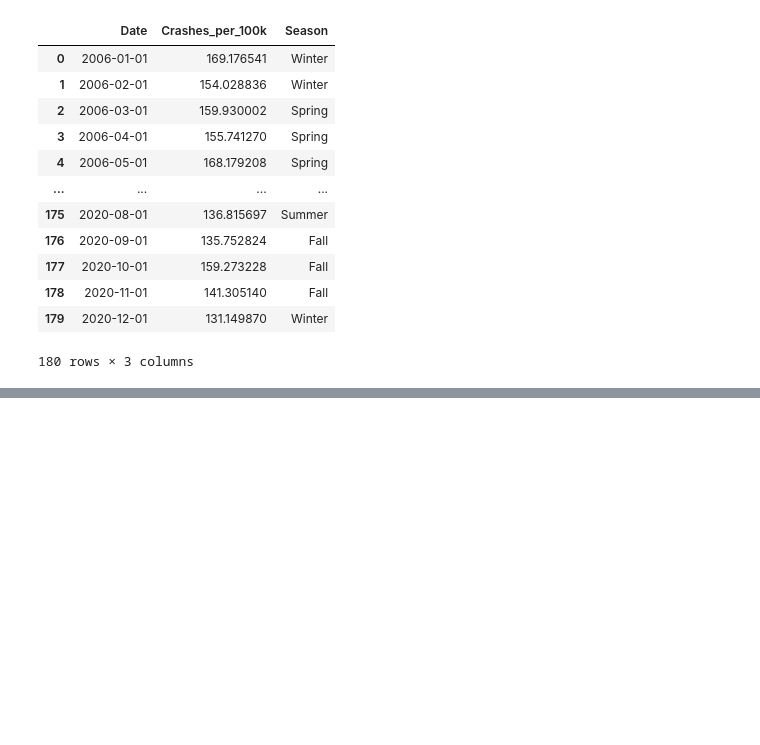
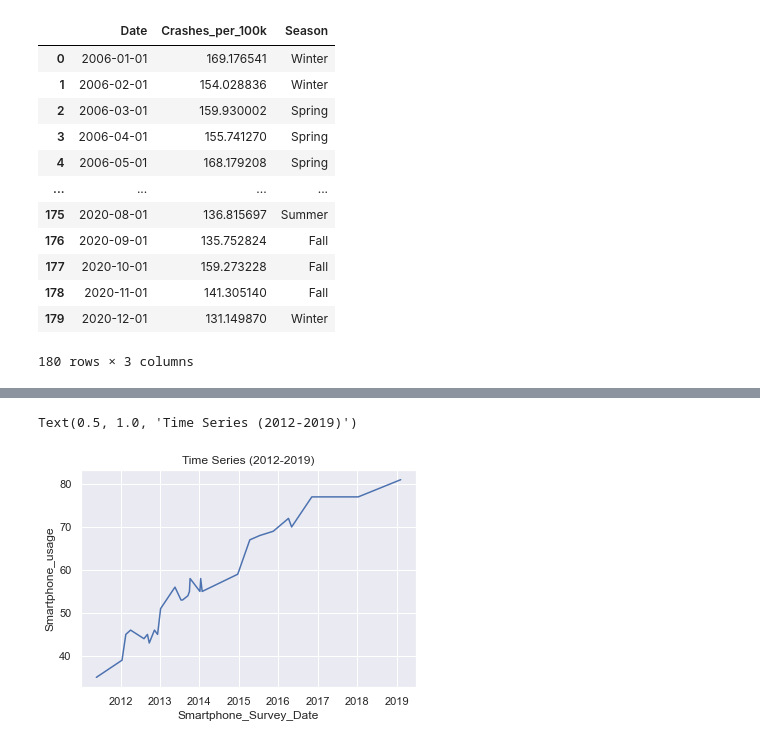
Before and after one commit to Addechander/Traffic_Safety, a Jupyter notebook: visualization.ipynb, the cells around one changed output, grey strips where cells are left out. Drawn from its saved outputs; the diff is of its cells as text; code cells hidden in the pictures; blank space fills up the shorter version.

```diff
--- a/visualization.ipynb
+++ b/visualization.ipynb
@@ -46,0 +123,6 @@ df_Crash
+# %%
+#creating dataframe for smartphone usage data
+df_Smartphone = pd.read_csv("Data/crashes_smartphones.csv")
+
+#inspecting first few rows
+df_Smartphone.tail()
@@ -46,0 +139,5 @@ df_Crash
+# %%
+#converting Data to date format inorder to use it in a time series
+df_Smartphone["Smartphone_Survey_Date"] = pd.to_datetime(df_Smartphone["Smartphone_Survey_Date"])
+
+df_Smartphone.info()
@@ -46,0 +157,7 @@ df_Crash
+# %%
+#Visualizing Smartphone Usage data using line plot in seaborn
+sns.lineplot(data = df_Smartphone, x = "Smartphone_Survey_Date", y = "Smartphone_usage")
+plt.title("Time Series (2012-2019)")
+# %% [output]
+Text(0.5, 1.0, 'Time Series (2012-2019)')
+[figure, added]
```
Also changed, not shown: parts of 27 cells of this notebook.
